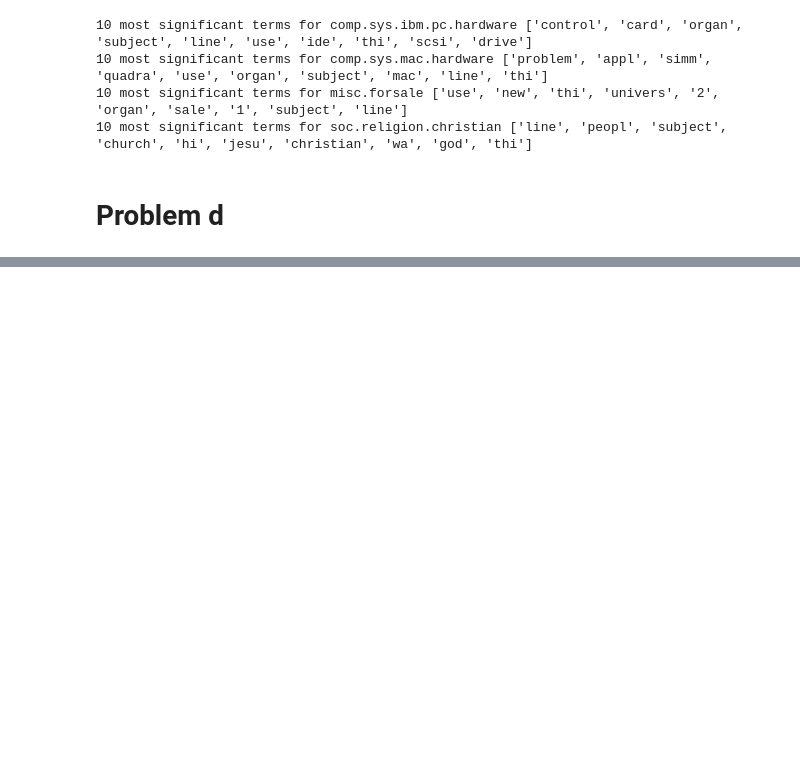
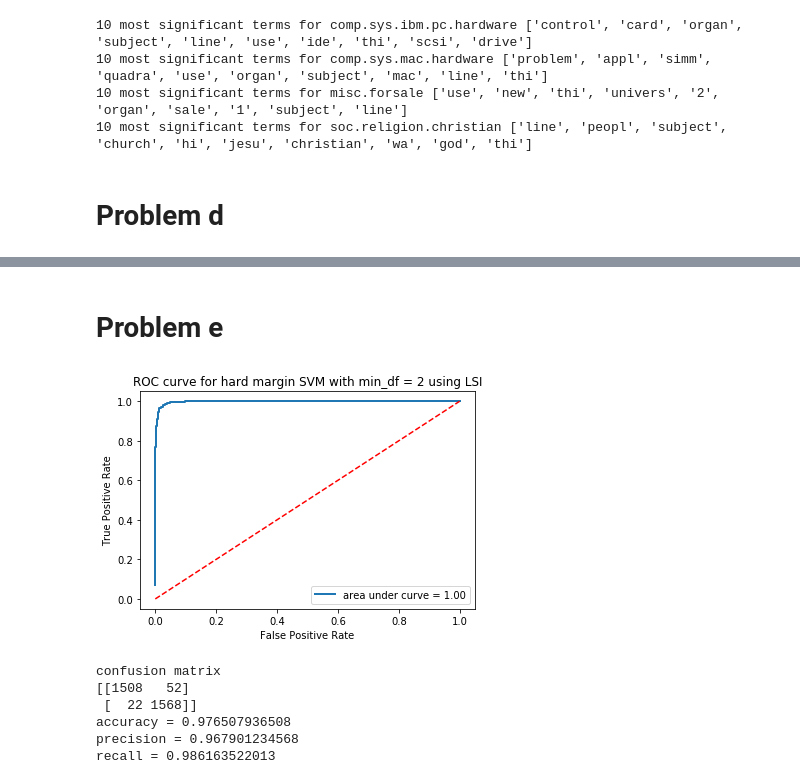
Before and after one commit to zxxia/ECE219-Large-Scale-Data-Mining, a Jupyter notebook: Project1/ee215b_project1.ipynb, the cells around one changed output, grey strips where cells are left out. Saved outputs shown, nothing was run; the diff lists cells and outputs as text; code cells hidden in the pictures; blank space fills up the shorter version.

Commit message:
Refactored problem e and removed the bug of lacking use of train data when fitting model

```diff
--- a/Project1/ee215b_project1.ipynb
+++ b/Project1/ee215b_project1.ipynb
@@ -159,0 +161,2 @@ print(eight_train_tfidf_min_df_5_nmf.shape)
+# %% [markdown]
+# Problem e
@@ -159,0 +212,25 @@ print(eight_train_tfidf_min_df_5_nmf.shape)
+# %%
+#performing hard margin SVM classifier for min_df = 2 using LSI
+hard_min2_pipelined = Pipeline([
+                                ('vect', count_vectorizer_min_df_2),
+                                ('tfidf', tfidf_transformer),
+                                ('svd', lsa_model),
+                                ('clf', SVC(C = 1000, probability = True))
+])
+
+
+hard_min2_pipelined = hard_min2_pipelined.fit(eight_train.data, eight_train_target)
+predicted_prob = hard_min2_pipelined.predict_proba(eight_test.data)[:,1]
+predicted_data = hard_min2_pipelined.predict(eight_test.data)
+
+roc_title = 'ROC curve for hard margin SVM with min_df = 2 using LSI'
+plot_roc_curve(eight_test_target, predicted_prob, roc_title)
+compute_prediction_stats(eight_test_target, predicted_data)
+# %% [output]
+[figure, added]
+confusion matrix
+[[1508   52]
+ [  22 1568]]
+accuracy = 0.976507936508
+precision = 0.967901234568
+recall = 0.986163522013
```
Also changed, not shown: parts of 6 cells of this notebook.
